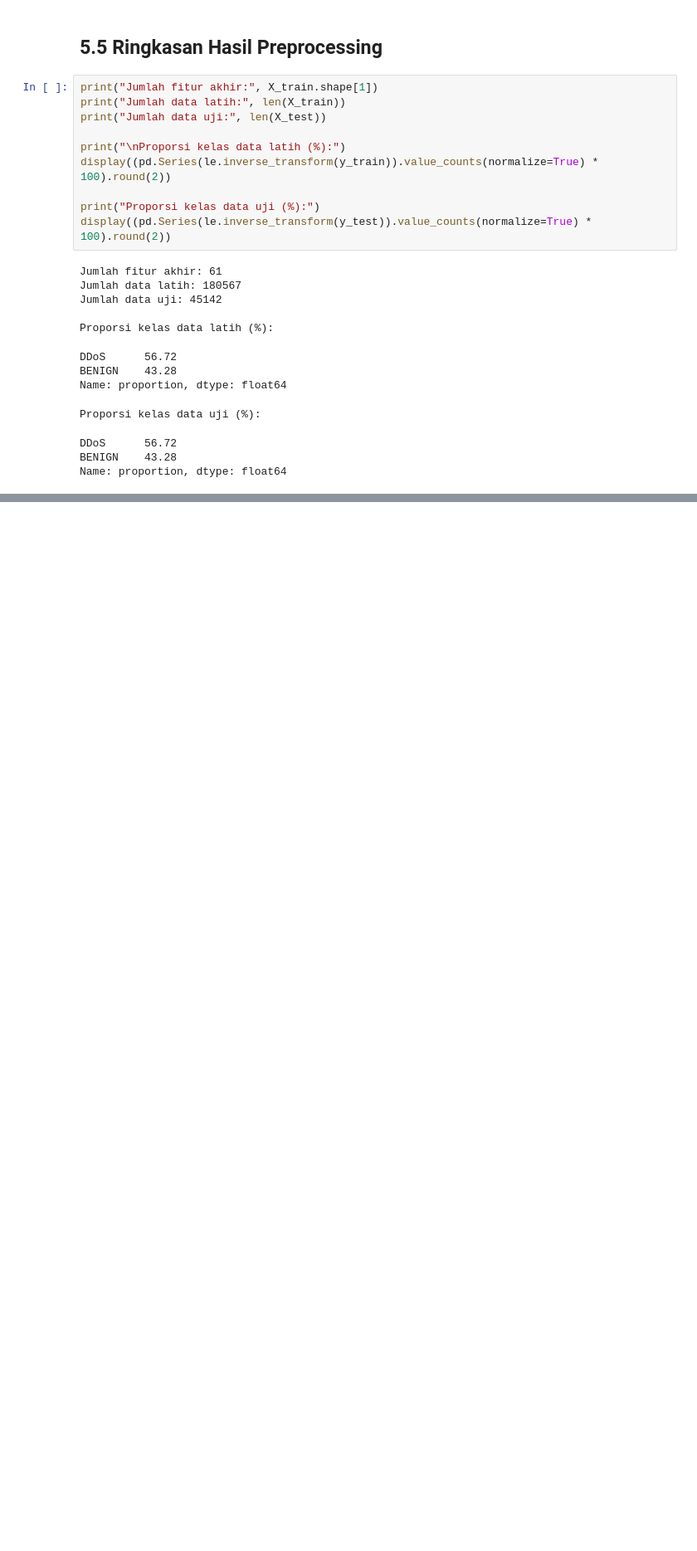
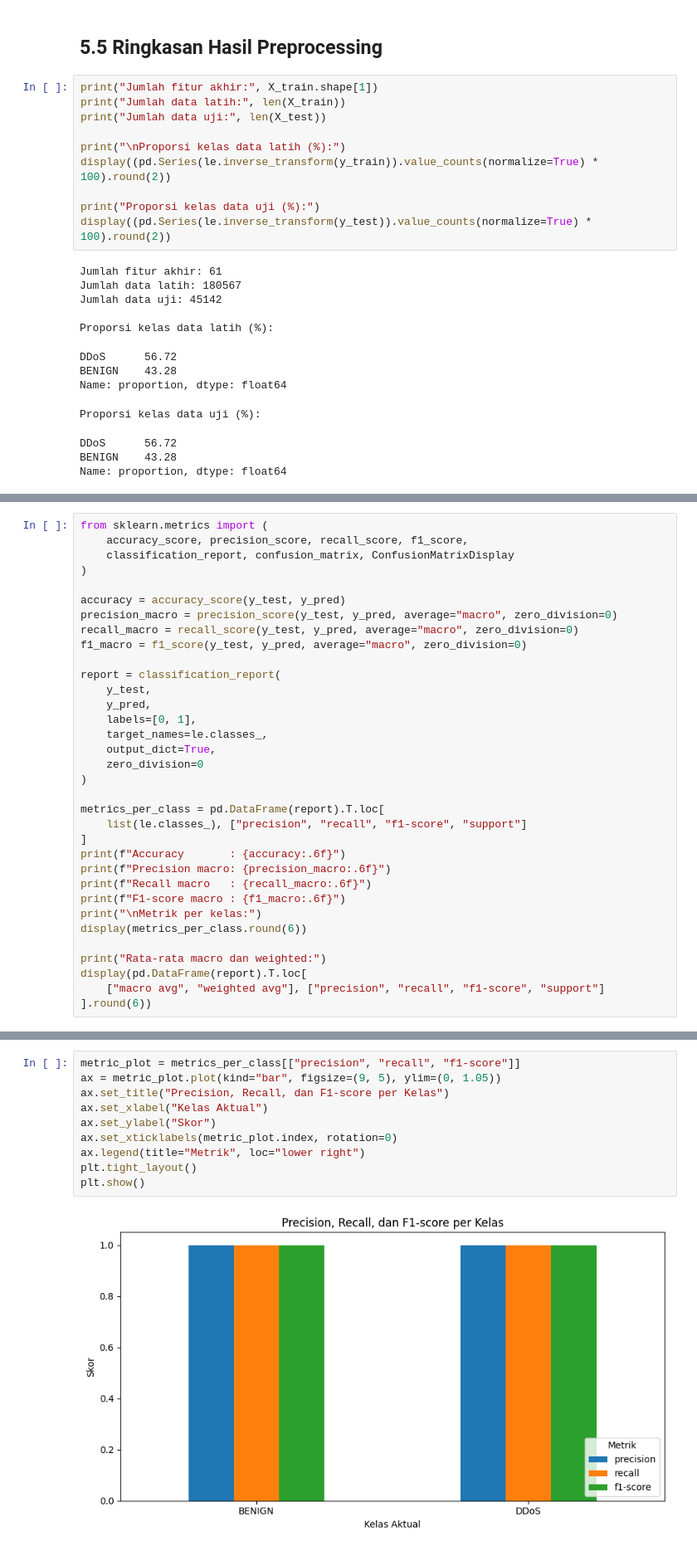
Before and after one commit to qolyubmir24/Data-Science-Practicum-Project_IF-H, a Jupyter notebook: Semoga Wowok Keselek Asap.ipynb, the cells around one changed output, grey strips where cells are left out. Shown at 83% size. Cells and saved outputs as stored; diff of their text form; blank space fills up the shorter version.

```diff
--- a/Semoga Wowok Keselek Asap.ipynb
+++ b/Semoga Wowok Keselek Asap.ipynb
@@ -796,0 +912,34 @@ Name: proportion, dtype: float64
+# %%
+from sklearn.metrics import (
+    accuracy_score, precision_score, recall_score, f1_score,
+    classification_report, confusion_matrix, ConfusionMatrixDisplay
+)
+
+accuracy = accuracy_score(y_test, y_pred)
+precision_macro = precision_score(y_test, y_pred, average="macro", zero_division=0)
+recall_macro = recall_score(y_test, y_pred, average="macro", zero_division=0)
+f1_macro = f1_score(y_test, y_pred, average="macro", zero_division=0)
+
+report = classification_report(
+    y_test,
+    y_pred,
+    labels=[0, 1],
+    target_names=le.classes_,
+    output_dict=True,
+    zero_division=0
+)
+
+metrics_per_class = pd.DataFrame(report).T.loc[
+    list(le.classes_), ["precision", "recall", "f1-score", "support"]
+]
+print(f"Accuracy       : {accuracy:.6f}")
+print(f"Precision macro: {precision_macro:.6f}")
+print(f"Recall macro   : {recall_macro:.6f}")
+print(f"F1-score macro : {f1_macro:.6f}")
+print("\nMetrik per kelas:")
+display(metrics_per_class.round(6))
+
+print("Rata-rata macro dan weighted:")
+display(pd.DataFrame(report).T.loc[
+    ["macro avg", "weighted avg"], ["precision", "recall", "f1-score", "support"]
+].round(6))
@@ -796,0 +964,12 @@ Name: proportion, dtype: float64
+# %%
+metric_plot = metrics_per_class[["precision", "recall", "f1-score"]]
+ax = metric_plot.plot(kind="bar", figsize=(9, 5), ylim=(0, 1.05))
+ax.set_title("Precision, Recall, dan F1-score per Kelas")
+ax.set_xlabel("Kelas Aktual")
+ax.set_ylabel("Skor")
+ax.set_xticklabels(metric_plot.index, rotation=0)
+ax.legend(title="Metrik", loc="lower right")
+plt.tight_layout()
+plt.show()
+# %% [output]
+[figure, added]
```
Also changed, not shown: parts of 22 cells of this notebook.
